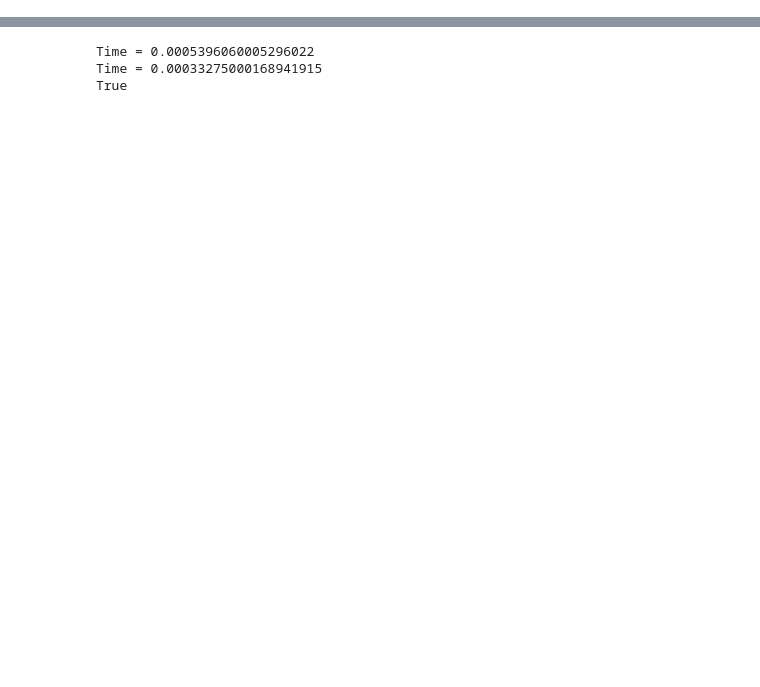
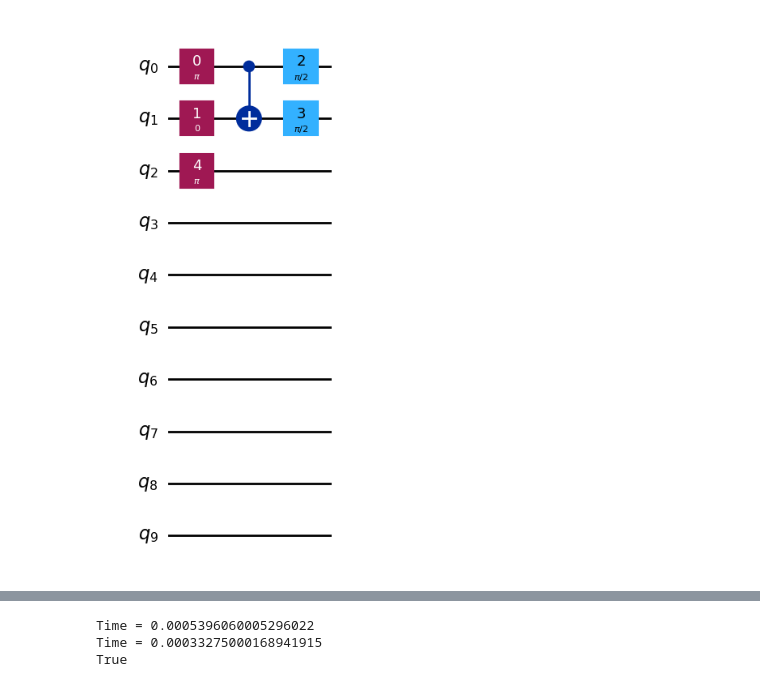
Before and after one commit to Bruno-Danti/CliffordNTK, a Jupyter notebook: notebooks/9.ipynb, the cells around one changed output, grey strips where cells are left out. Cells and saved outputs as stored; diff of their text form; code cells hidden in the pictures; blank space fills up the shorter version.

Commit message:
ConvQNN is now able to cache its initial and final segments

```diff
--- a/notebooks/9.ipynb
+++ b/notebooks/9.ipynb
@@ -45,6 +45,16 @@ def get_image(idx: int, dataset, n_qubits: int):
     padded_image = torch.zeros([size, size])
     padded_image[:28, :28] = image.squeeze()[:, :]
     return padded_image
+
+def get_index_from_label(
+        qc: qsk.QuantumCircuit,
+        label,
+        starting_index: int = 0,
+        reverse_search_order: bool = False
+) -> int:
+    for i, instruction in enumerate(qc.data[starting_index:]):
+        if instruction.label == label: return i + starting_index
+    raise ValueError(f"Label {label} not found in circuit")
 
 class ParametricCircuit:
     def __init__(self):
@@ -132,13 +142,25 @@ class ConvolutionalQNN(ParametricCircuit):
         self.n_layers: int = n_layers
         self.params_shape: tuple[int] = (4, 5*n_qubits//2 - 4, n_layers)
         self.n_parameters: int = np.prod(self.params_shape)
+        self.gate_label: int = 0
+
+        self.cache_heads: dict[str, qsk.QuantumCircuit] = {}
+        self.cache_tails: dict[str, qsk.QuantumCircuit] = {}
 
     def elementary_2_qubit_gate(self, thetas: np.ndarray, qubit1: int, qubit2: int):
-        self.qc.rx(thetas[0], qubit1)
-        self.qc.rx(thetas[1], qubit2)
+        self.qc.rx(thetas[0], qubit1, label= str(self.gate_label))
+        self.gate_label +=1
+
+        self.qc.rx(thetas[1], qubit2, label= str(self.gate_label))
+        self.gate_label +=1
+
         self.qc.cx(qubit1, qubit2)
-        self.qc.rz(thetas[2], qubit1)
-        self.qc.rz(thetas[3], qubit2)
+
+        self.qc.rz(thetas[2], qubit1, label= str(self.gate_label))
+        self.gate_label +=1
+
+        self.qc.rz(thetas[3], qubit2, label= str(self.gate_label))
+        self.gate_label +=1
 
     def layer(self, thetas: np.ndarray):
         i = 0
@@ -167,6 +189,19 @@ class ConvolutionalQNN(ParametricCircuit):
             self.layer(thetas[:,:,i])
             self.qc.barrier()
         return self.qc
+
+    def cache_circuit_segments(self):
+        for i in range(self.n_parameters):
+            index = get_index_from_label(self.qc, str(i), i)
+
+            head = qsk.QuantumCircuit(self.n_qubits)
+            tail = qsk.QuantumCircuit(self.n_qubits)
+
+            head.data = self.qc.data[:index]
+            tail.data = self.qc.data[index+1:]
+
+            self.cache_heads[str(i)] = Clifford(head)
+            self.cache_tails[str(i)] = Clifford(tail)
 # %%
 # Building a circuit-representing tableau from cached single-gate-tableaus
 
@@ -290,0 +391,4 @@ Time to build a Clifford representing the whole circ
+# %%
+param_circ.cache_heads["5"].draw("mpl")
+# %% [output]
+[figure, added]
```
Also changed, not shown: parts of 15 cells of this notebook, 1 other file.
